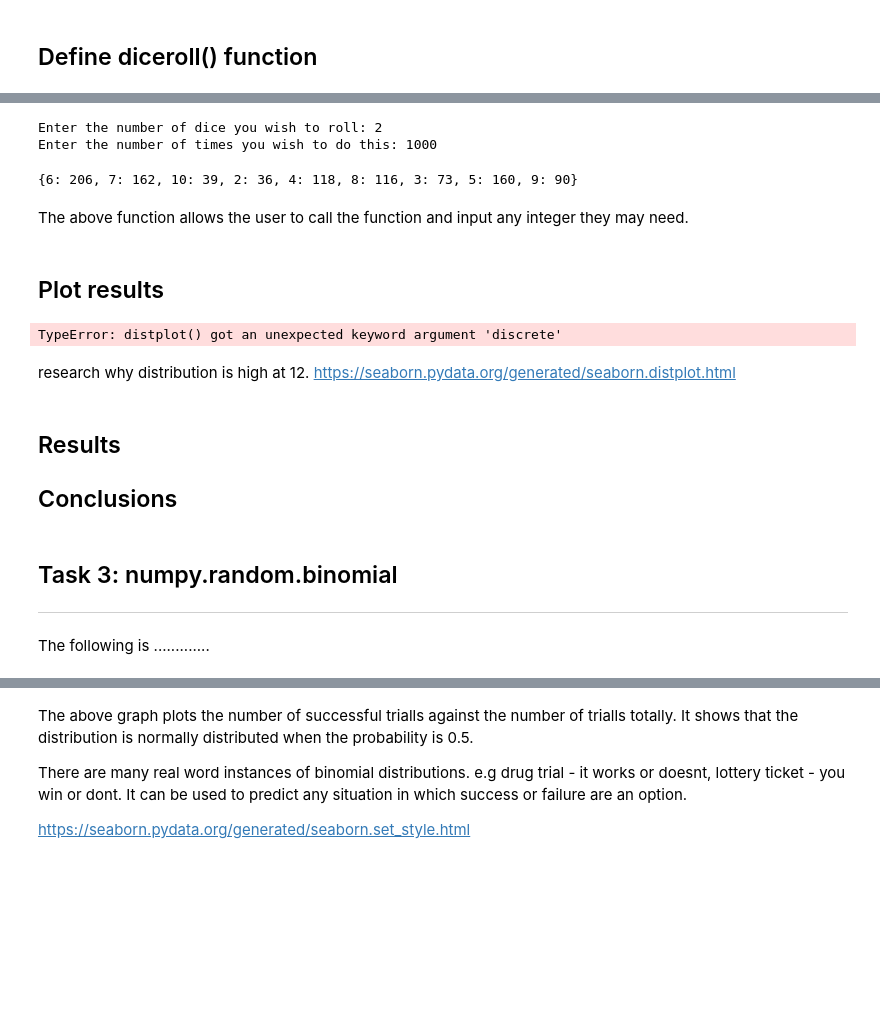
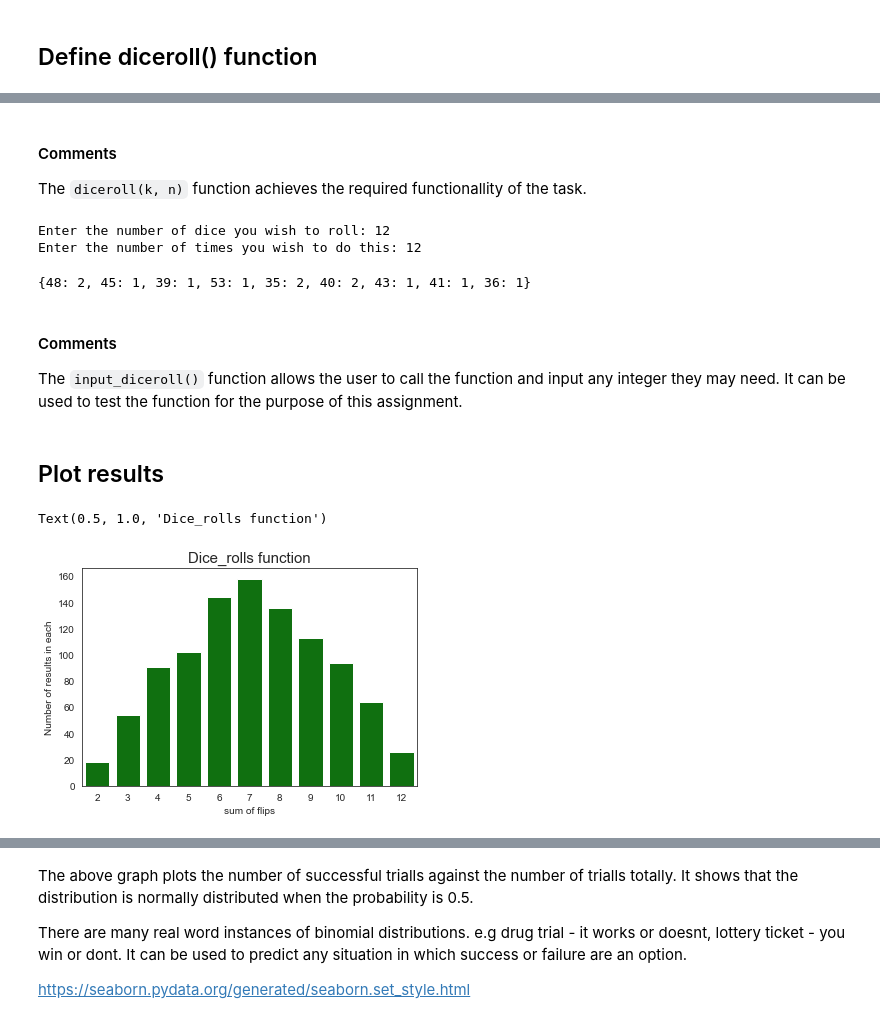
Before and after one commit to eoinlees/FofDA-assessment-2020, a Jupyter notebook: Tasks 2020.ipynb, the cells around one changed output, grey strips where cells are left out. Saved outputs shown, nothing was run; the diff lists cells and outputs as text; code cells hidden in the pictures; blank space fills up the shorter version.

Commit message:
Task 2 complete and referenced

```diff
--- a/Tasks 2020.ipynb
+++ b/Tasks 2020.ipynb
@@ -264,7 +264,7 @@ import matplotlib.pyplot as plt
 def dice_roll(k):
     sum = 0
     for i in range(0,k):
-        dice = np.random.randint(1,6)
+        dice = np.random.randint(1,7)
         #print(dice) # To test function
         sum = sum + dice
     return(sum)
@@ -349,3 +318,6 @@ diceroll(2,10)
+# %% [markdown]
+#### Comments
+The `diceroll(k, n)` function achieves the required functionallity of the task.
 # %%
 # define input function - Get input from user
 def input_diceroll():
@@ -358,35 +330,24 @@ def input_diceroll():
 x = input_diceroll()
 x
 # %% [output]
-Enter the number of dice you wish to roll: 2
-Enter the number of times you wish to do this: 1000
+Enter the number of dice you wish to roll: 12
+Enter the number of times you wish to do this: 12
-{6: 206, 7: 162, 10: 39, 2: 36, 4: 118, 8: 116, 3: 73, 5: 160, 9: 90}
+{48: 2, 45: 1, 39: 1, 53: 1, 35: 2, 40: 2, 43: 1, 41: 1, 36: 1}
 # %% [markdown]
-The above function allows the user to call the function and input any integer they may need.
+#### Comments
+The `input_diceroll()` function allows the user to call the function and input any integer they may need. It can be used to test the function for the purpose of this assignment.
 # %% [markdown]
 ## Plot results
 # %%
 # set the style
 sns.set_style("white")
 
 
 # create the plot
-sns.distplot(dice_rolls(2,1000), discrete=True, kde=True, color='green')
+sns.countplot(dice_rolls(2,1000), color='green')
 plt.xlabel("sum of flips")
 plt.ylabel("Number of results in each")
 plt.title("Dice_rolls function", fontsize=15)
 # %% [output]
-TypeError: distplot() got an unexpected keyword argument 'discrete'
+Text(0.5, 1.0, 'Dice_rolls function')
+[figure, added]
-# %% [markdown]
-research why distribution is high at 12. https://seaborn.pydata.org/generated/seaborn.distplot.html
-# %% [markdown]
-## Results
-
-
-
-## Conclusions
-# %% [markdown]
-## Task 3: numpy.random.binomial
--------------
-# %% [markdown]
-The following is .............
```
Also changed, not shown: parts of 33 cells of this notebook.
